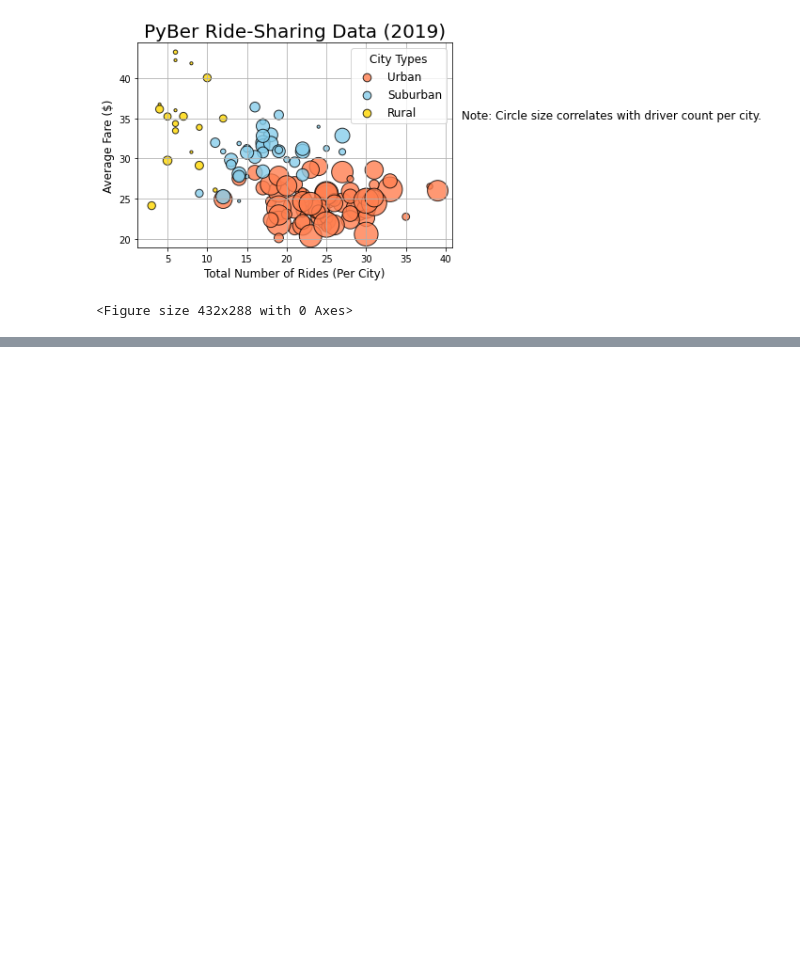
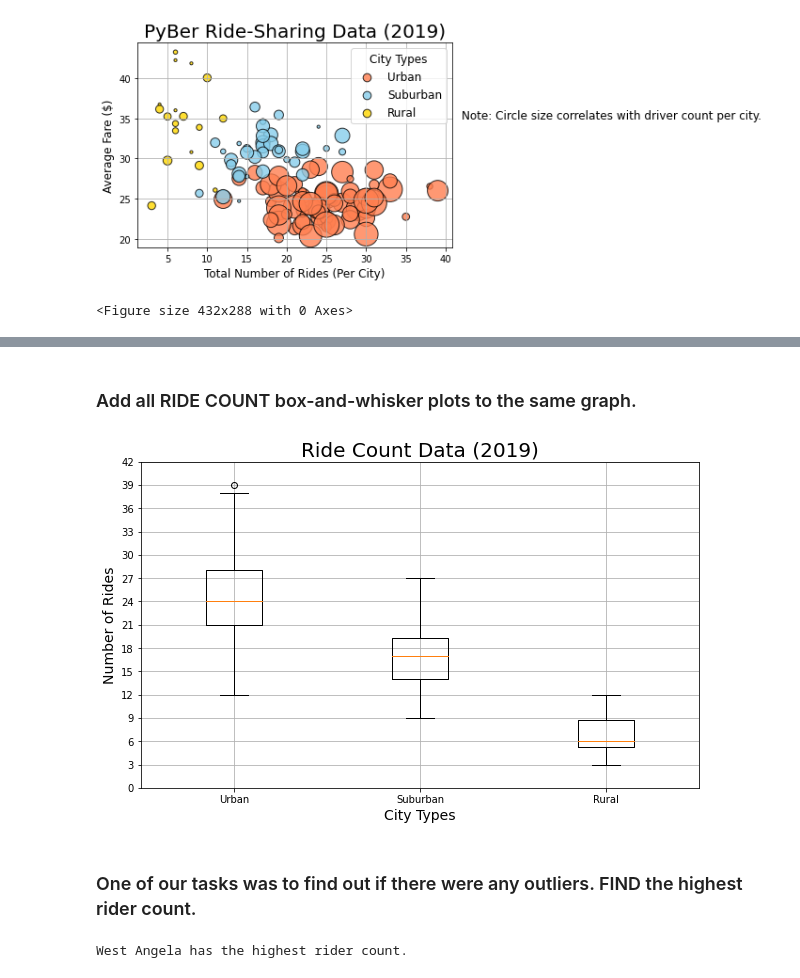
Before and after one commit to speddings/PyBer_analysis, a Jupyter notebook: PyBer.ipynb, the cells around one changed output, grey strips where cells are left out. Cells and saved outputs as stored; diff of their text form; code cells hidden in the pictures; blank space fills up the shorter version.

```diff
--- a/PyBer.ipynb
+++ b/PyBer.ipynb
@@ -435,0 +805,26 @@ plt.savefig("resources/Fig1.png")
+# %% [markdown]
+###  Add all RIDE COUNT box-and-whisker plots to the same graph.
+# %%
+x_labels = ["Urban", "Suburban","Rural"]       # create axis labels with a list (3 itemsb)
+ride_count_data = [urban_ride_count, suburban_ride_count, rural_ride_count]
+fig, ax = plt.subplots(figsize=(10, 6))        # increase the size of the chart
+ax.set_title('Ride Count Data (2019)',fontsize=20)                     # change the font size
+ax.set_ylabel('Number of Rides',fontsize=14)
+ax.set_xlabel("City Types",fontsize=14)
+ax.boxplot(ride_count_data, labels=x_labels)
+ax.set_yticks(np.arange(0, 45, step=3.0))     # set the tick range with increments
+ax.grid()
+
+# Save the figure.
+plt.savefig("resources/Fig2.png")
+plt.show()
+# %% [output]
+[figure, added]
+# %% [markdown]
+### One of our tasks was to find out if there were any outliers. FIND the highest rider count.
+# %%
+# Find the highest rider count based on the outlier data previously calculated.
+urban_city_outlier = urban_ride_count[urban_ride_count==39].index[0]
+print(f"{urban_city_outlier} has the highest rider count.")
+# %% [output]
+West Angela has the highest rider count.
```
Also changed, not shown: parts of 58 cells of this notebook.
